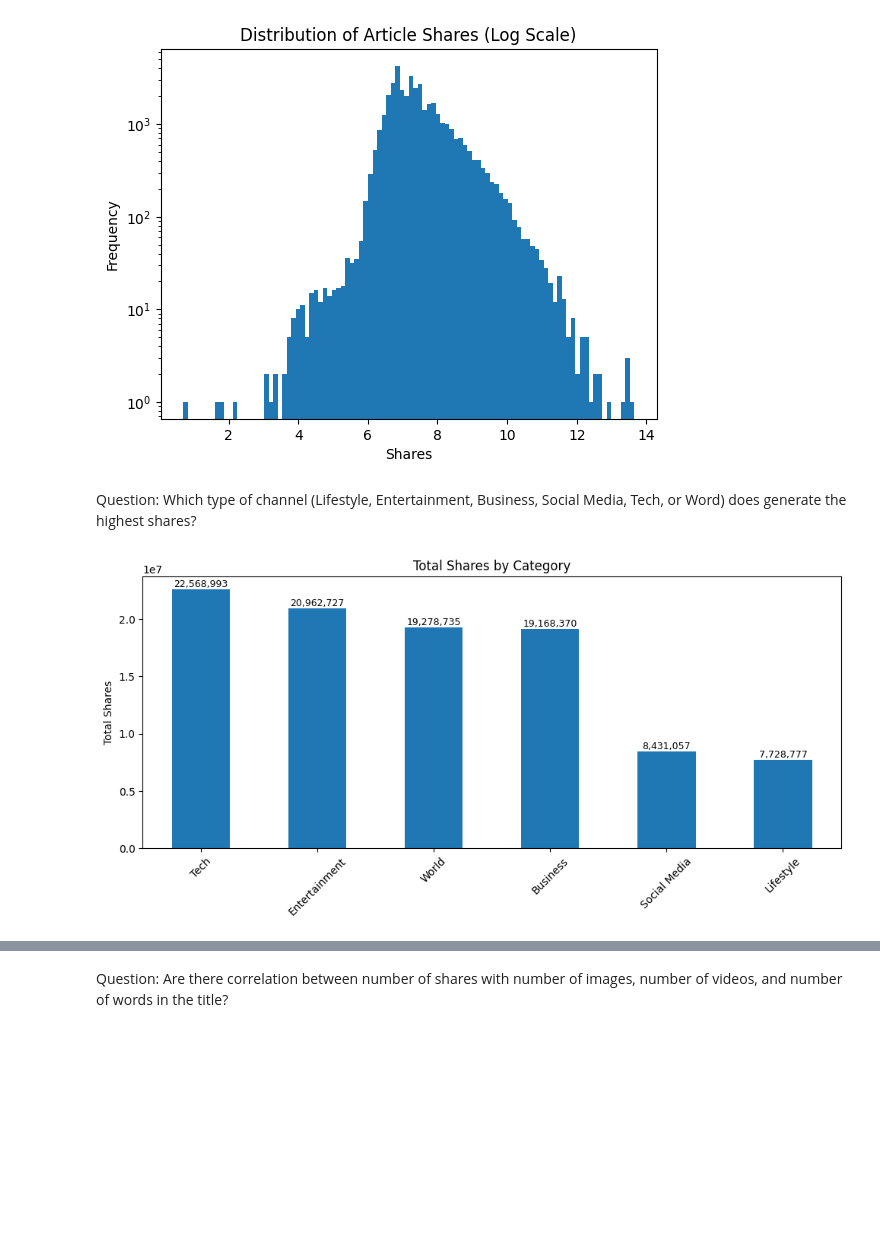
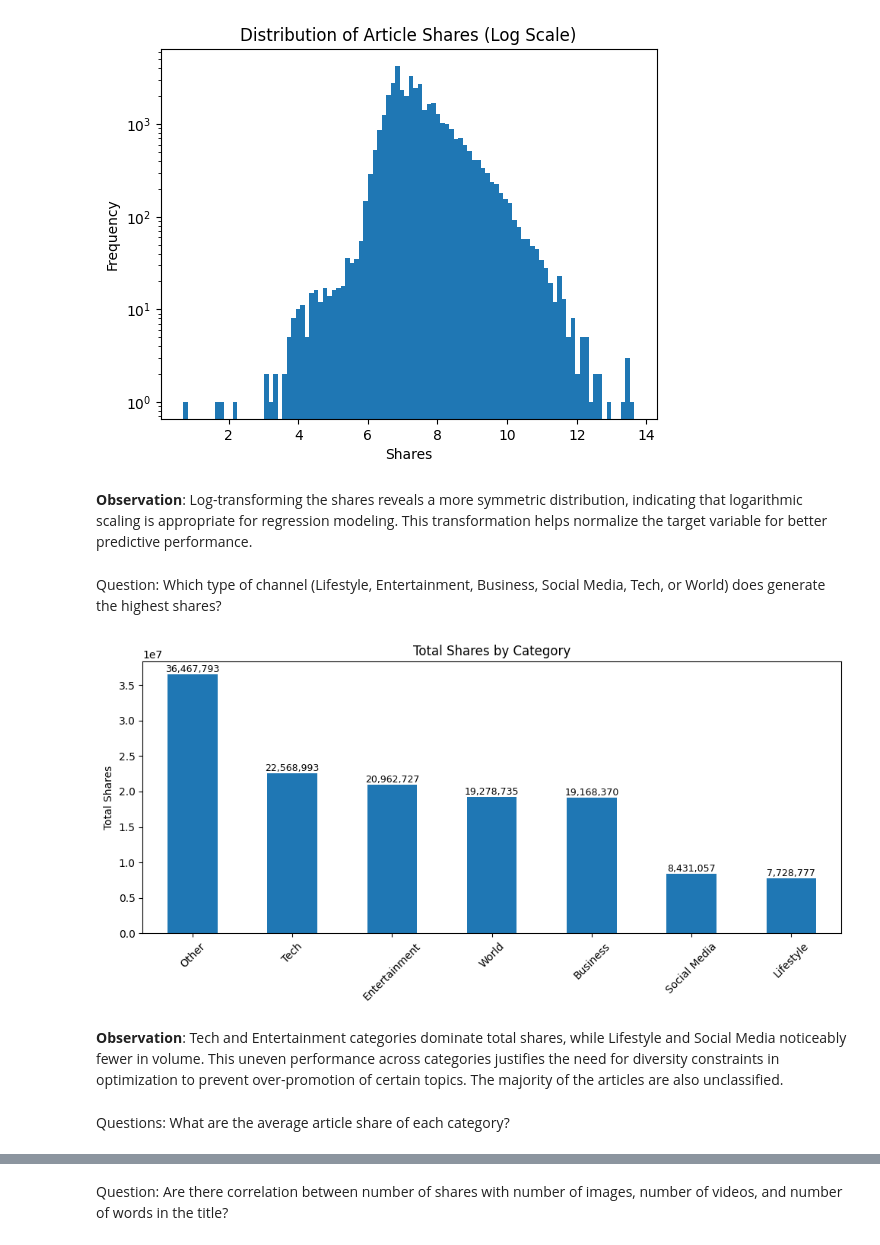
Before and after one commit to suehuynh/news-promotion-lp, a Jupyter notebook: notebooks/01_eda.ipynb, the cells around one changed output, grey strips where cells are left out. Drawn from its saved outputs; the diff is of its cells as text; code cells hidden in the pictures; blank space fills up the shorter version.

```diff
--- a/notebooks/01_eda.ipynb
+++ b/notebooks/01_eda.ipynb
@@ -9,0 +15,6 @@ from ucimlrepo import fetch_ucirepo
+# %%
+# Load dataset
+df = load_data()
+
+# Basic information
+print(f"Dataset has {len(df)} articles")
@@ -40,0 +34,6 @@ print(online_news_popularity.variables)
+# %%
+# Adding `other` channel for articles that do not belong to any of the known channels
+df[' data_channel_is_other'] = df[' data_channel_is_lifestyle'] + df[' data_channel_is_entertainment'] + df[' data_channel_is_bus'] + df[' data_channel_is_socmed'] + df[' data_channel_is_tech'] + df[' data_channel_is_world']
+df[' data_channel_is_other'] = 1 - df[' data_channel_is_other']
+
+print(f"Dataset has {df.shape[1]} features (including target)")
@@ -46,3 +43,0 @@ y = y.reset_index()
-# %%
-df = pd.merge(X, y, how='outer', on='index')
-df.head()
@@ -76,48 +69,55 @@ plt.title("Distribution of Article Shares (Log Scale)")
 # %% [output]
 Text(0.5, 1.0, 'Distribution of Article Shares (Log Scale)')
 [figure]
+# %% [markdown]
+**Observation**: Log-transforming the shares reveals a more symmetric distribution, indicating that logarithmic scaling is appropriate for regression modeling. This transformation helps normalize the target variable for better predictive performance.
 # %% [markdown]
-Question: Which type of channel (Lifestyle, Entertainment, Business, Social Media, Tech, or Word) does generate the highest shares?
+Question: Which type of channel (Lifestyle, Entertainment, Business, Social Media, Tech, or World) does generate the highest shares?
 # %%
-# Number of shares by categories
+# Number of shares by categories # type: ignore
 lifestyle_shares = df[df[' data_channel_is_lifestyle'] == 1][' shares'].sum()
 entertainment_shares = df[df[' data_channel_is_entertainment'] == 1][' shares'].sum()
 bus_shares = df[df[' data_channel_is_bus'] == 1][' shares'].sum()
 socmed_shares = df[df[' data_channel_is_socmed'] == 1][' shares'].sum()
 tech_shares = df[df[' data_channel_is_tech'] == 1][' shares'].sum()
 world_shares = df[df[' data_channel_is_world'] == 1][' shares'].sum()
+other_shares = df[df[' data_channel_is_other'] == 1][' shares'].sum()
 
 # Dataset
 df_categories = pd.DataFrame()
 df_categories = pd.DataFrame({
-    'Category': ['Lifestyle', 'Entertainment', 'Business', 'Social Media', 'Tech', 'World'],
-    'Shares': [lifestyle_shares, entertainment_shares, bus_shares, socmed_shares, tech_shares, world_shares]
+    'Category': ['Lifestyle', 'Entertainment', 'Business', 'Social Media', 'Tech', 'World', 'Other'],
+    'Shares': [lifestyle_shares, entertainment_shares, bus_shares, socmed_shares, tech_shares, world_shares, other_shares]
 })
 df_categories
 
 # Visualize
 df_categories_sorted = df_categories.sort_values('Shares', ascending=False).reset_index(drop=True)
 
 ax = df_categories_sorted.plot(
     kind='bar',
     x='Category',
     y='Shares',
     legend=False,
     color='C0',
     figsize=(10, 5)
 )
 ax.set_title('Total Shares by Category')
 ax.set_ylabel('Total Shares')
 ax.set_xlabel('')
 ax.tick_params(axis='x', rotation=45)
 
 # annotate bars with formatted numbers
 for p in ax.patches:
     ax.annotate(f"{int(p.get_height()):,}",
                 (p.get_x() + p.get_width() / 2, p.get_height()),
                 ha='center', va='bottom', fontsize=9)
 
 plt.tight_layout()
 plt.show()
 # %% [output]
-[figure, old version]
+[figure, new version]
+# %% [markdown]
+**Observation**: Tech and Entertainment categories dominate total shares, while Lifestyle and Social Media noticeably  fewer in volume. This uneven performance across categories justifies the need for diversity constraints in optimization to prevent over-promotion of certain topics. The majority of the articles are also unclassified.
+# %% [markdown]
+Questions: What are the average article share of each category?
```
Also changed, not shown: parts of 24 cells of this notebook.
